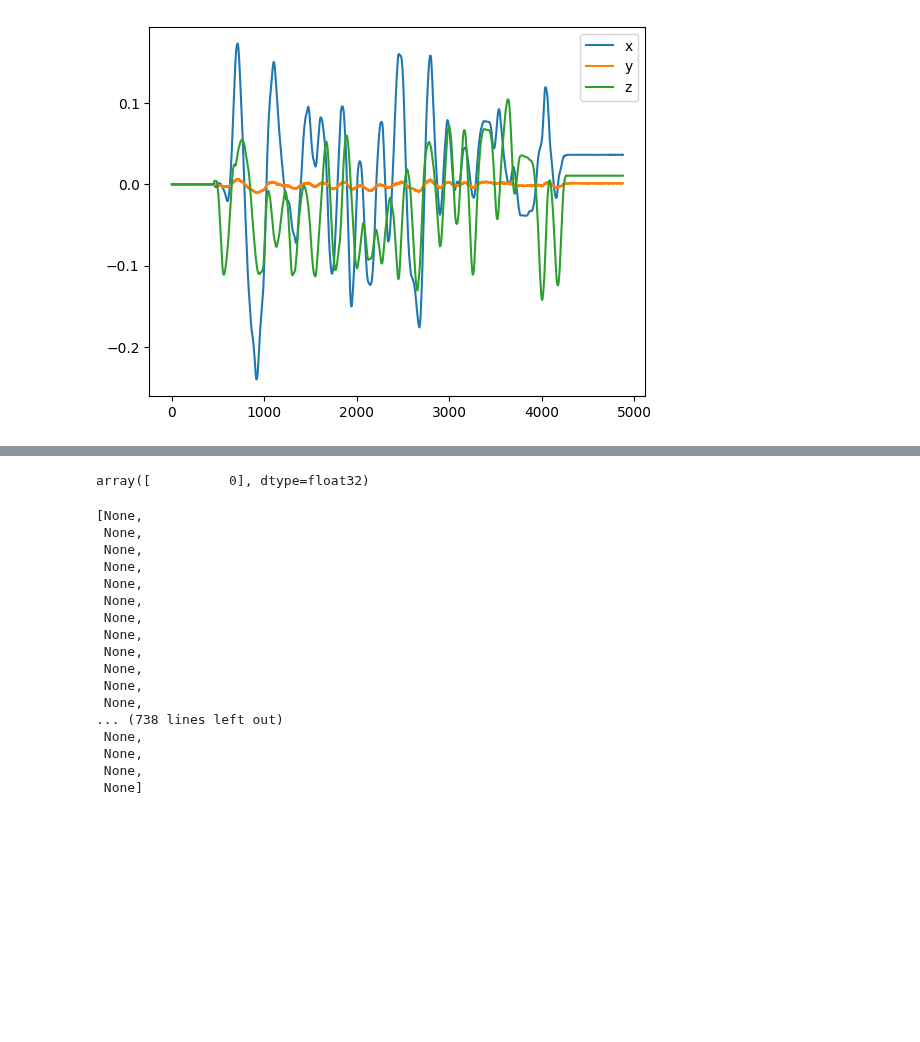
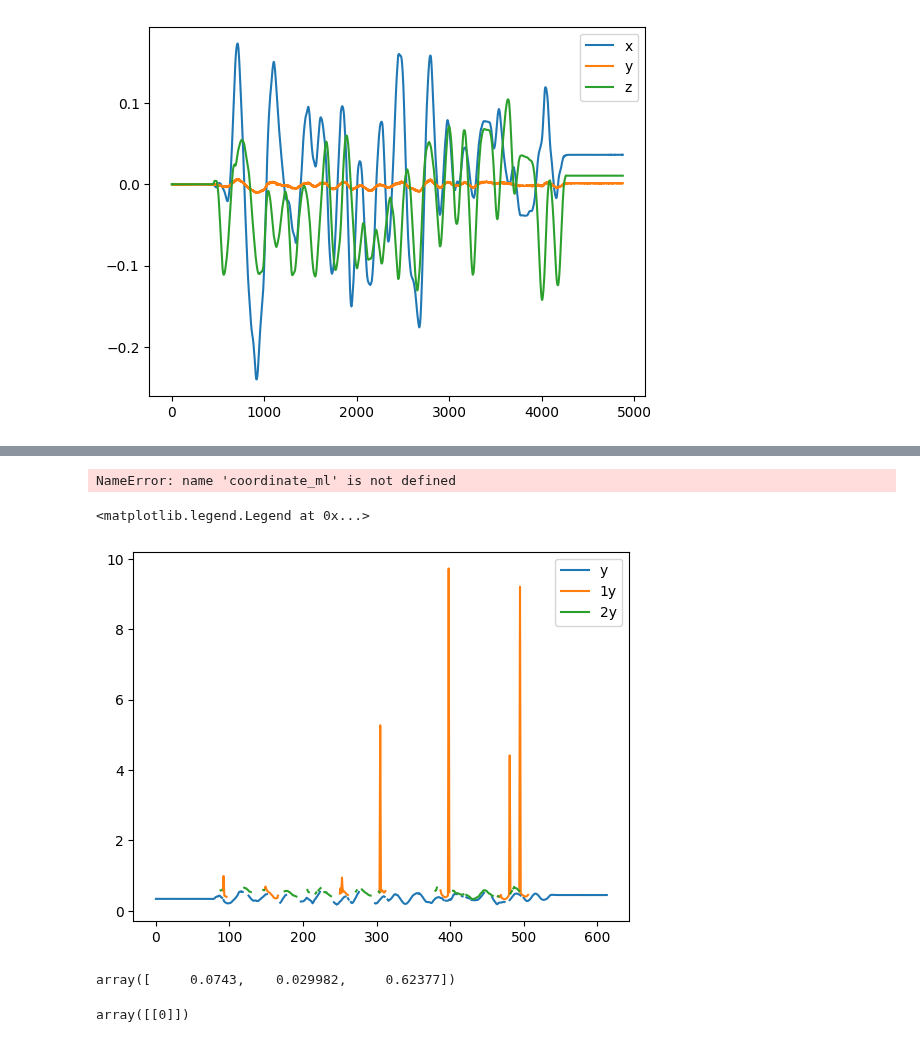
Before and after one commit to SujithChristopher/armbo, a Jupyter notebook: ipy_notebooks/inference_mocap_multiclass.ipynb, the cells around one changed output, grey strips where cells are left out. Cells and saved outputs as stored; diff of their text form; code cells hidden in the pictures; blank space fills up the shorter version.

```diff
--- a/ipy_notebooks/inference_mocap_multiclass.ipynb
+++ b/ipy_notebooks/inference_mocap_multiclass.ipynb
@@ -374,6 +360,12 @@ default_ids = [0, 49, 80]
 data_ml = {"frame_id":[],"marker_ids":[], "corners":[], "tvec":[], "rvec":[]}
 
 counter = 0
+val = None
+
+ids = None
+modelcorners = None
+translation_vectors = None
+rotation_vectors = None
 
 for _frame in tqdm(_video_data):
 
@@ -384,17 +376,27 @@ for _frame in tqdm(_video_data):
         modelcorners.append(_keys[0:4].numpy())
     modelcorners = np.array(modelcorners)
 
-    if result.boxes.cls.numpy().any(): # if there are any detections else None
+    if len(result.boxes.cls.numpy()) != 0: # if there are any detections else None
         _idx = result.boxes.cls.numpy()
         ids = []
         for i in _idx:
-            ids.append([i])
-        ids = np.array(ids)
+            match i:
+                case 0:
+                    ids.append([0])
+                case 1:
+                    ids.append([49])
+                case 2:
+                    ids.append([80])
+        ids = np.array(ids, dtype=np.int32)
     else:
         ids = None
 
-    if modelcorners.any(): # if there are any detections else skip
-        rotation_vectors, translation_vectors, _ = aruco.estimatePoseSingleMarkers(modelcorners, 0.04, _webcam_cam_mat, _webcam_dist)
+    if len(modelcorners) != 0: # if there are any detections else skip
+
+        try:
+            rotation_vectors, translation_vectors, _ = aruco.estimatePoseSingleMarkers(modelcorners, 0.04, _webcam_cam_mat, _webcam_dist)
+        except:
+            ids = None
 
     if ids is None:
         data_ml["frame_id"].append(counter)
@@ -406,7 +408,7 @@ for _frame in tqdm(_video_data):
     if ids is not None:
         data_ml["frame_id"].append(counter)
         data_ml["marker_ids"].append(ids)
-        data_ml["corners"].append(corners)
+        data_ml["corners"].append(modelcorners)
         data_ml["tvec"].append(translation_vectors)
         data_ml["rvec"].append(rotation_vectors)
 
@@ -475,24 +480,25 @@ result = model(frame)[0]
-# %%
-result.boxes.cls.numpy()
-# %% [output]
-array([          0], dtype=float32)
+# %%
+plt.plot(coordinate_ml["0"]["y"], label="y")
+# plt.plot(coordinate["0"]["y"], label="y")
+
+plt.plot(coordinate_ml["49"]["y"], label="1y")
+plt.plot(coordinate_ml["80"]["y"], label="2y")
+plt.legend()
+# %% [output]
+NameError: name 'coordinate_ml' is not defined
+# %%
+plt.plot(coordinate_ml["0"]["z"], label="y")
+plt.plot(coordinate_ml["49"]["z"], label="1y")
+plt.plot(coordinate_ml["80"]["z"], label="2y")
+plt.legend()
+# %% [output]
+<matplotlib.legend.Legend at 0x...>
+[figure, added]
+# %%
+data_ml["tvec"][150][0][0]
+# %% [output]
+array([     0.0743,    0.029982,     0.62377])
 # %%
-data_ml["marker_ids"]
+data_ml["marker_ids"][1]
 # %% [output]
-[None,
- None,
- None,
- None,
- None,
- None,
- None,
- None,
- None,
- None,
- None,
- None,
-... (738 lines left out)
- None,
- None,
- None,
- None]
+array([[0]])
```
Also changed, not shown: parts of 11 cells of this notebook.
